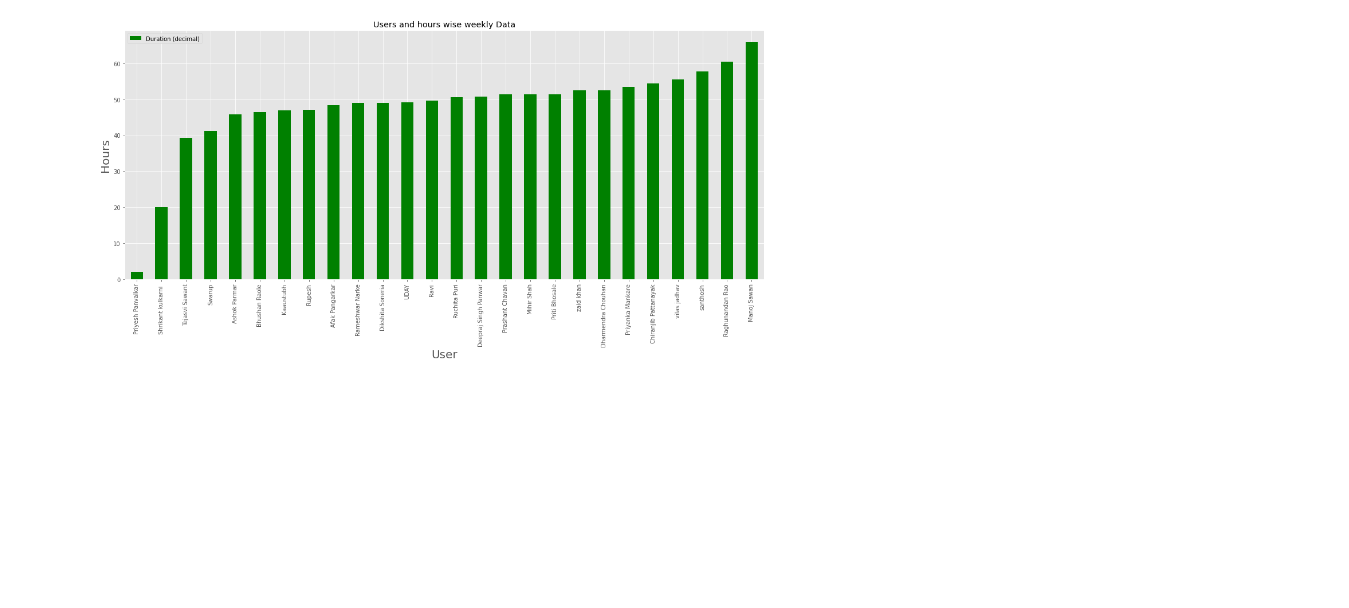
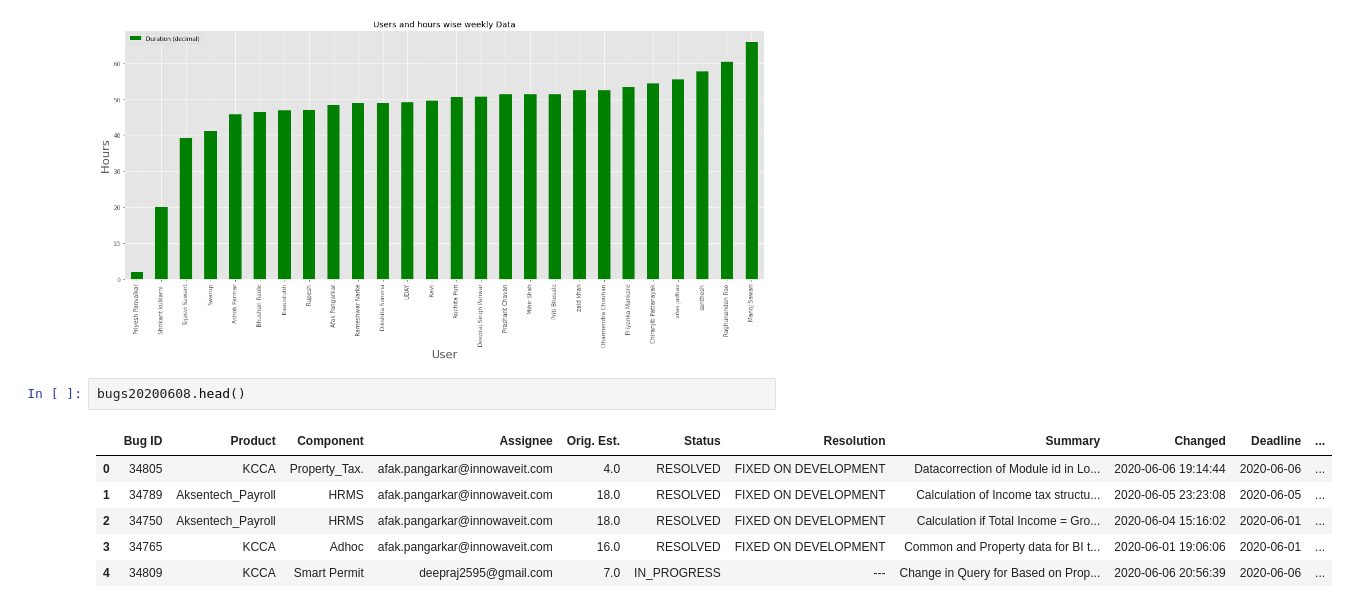
Before and after one commit to dharmendra-chouhan/-DEAS-Accounts---Municipal-Corporation, a Jupyter notebook: Timesheet.ipynb, the cells around one changed output. Drawn from its saved outputs; the diff is of its cells as text; blank space fills up the shorter version.

```diff
--- a/Timesheet.ipynb
+++ b/Timesheet.ipynb
@@ -268,3 +268,12 @@ plt.title('Users and hours wise weekly Data')
 plt.show()
 # %% [output]
 [figure]
+# %%
+bugs20200608.head()
+# %% [output]
+|  | Bug ID | Product | Component | Assignee | Orig. Est. | Status | Resolution | Summary | Changed | Deadline | ... |
+| 0 | 34805 | KCCA | Property_Tax. | afak.pangarkar@innowaveit.com | 4.0 | RESOLVED | FIXED ON DEVELOPMENT | Datacorrection of Module id in Lo... | 2020-06-06 19:14:44 | 2020-06-06 | ... |
+| 1 | 34789 | Aksentech_Payroll | HRMS | afak.pangarkar@innowaveit.com | 18.0 | RESOLVED | FIXED ON DEVELOPMENT | Calculation of Income tax structu... | 2020-06-05 23:23:08 | 2020-06-05 | ... |
+| 2 | 34750 | Aksentech_Payroll | HRMS | afak.pangarkar@innowaveit.com | 18.0 | RESOLVED | FIXED ON DEVELOPMENT | Calculation if Total Income = Gro... | 2020-06-04 15:16:02 | 2020-06-01 | ... |
+| 3 | 34765 | KCCA | Adhoc | afak.pangarkar@innowaveit.com | 16.0 | RESOLVED | FIXED ON DEVELOPMENT | Common and Property data for BI t... | 2020-06-01 19:06:06 | 2020-06-01 | ... |
+| 4 | 34809 | KCCA | Smart Permit | deepraj2595@gmail.com | 7.0 | IN_PROGRESS | --- | Change in Query for Based on Prop... | 2020-06-06 20:56:39 | 2020-06-06 | ... |
```
Also changed, not shown: parts of 2 cells of this notebook.
